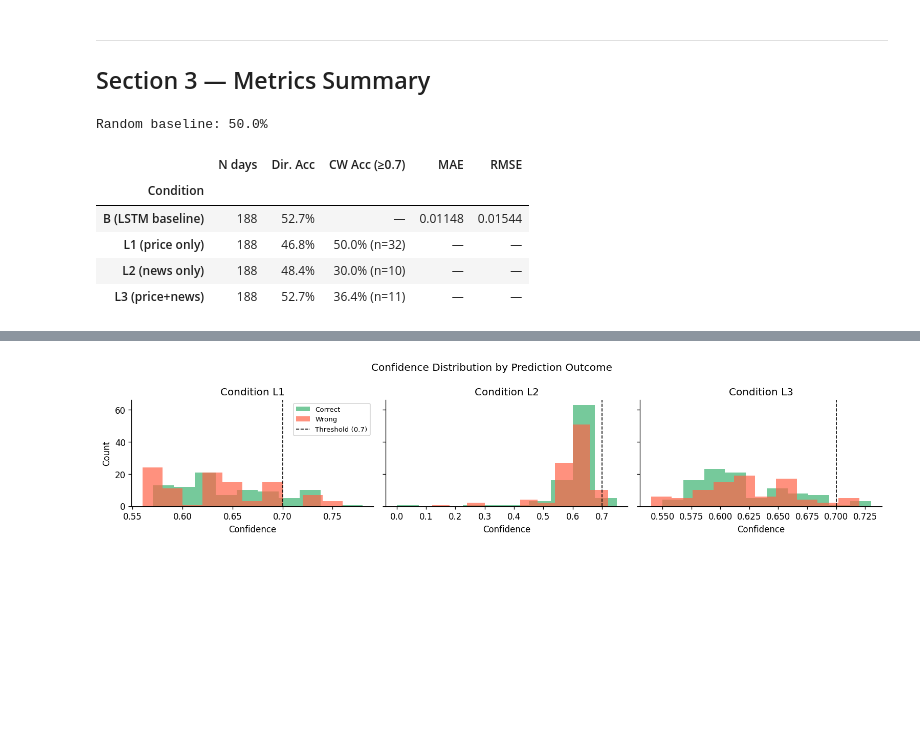
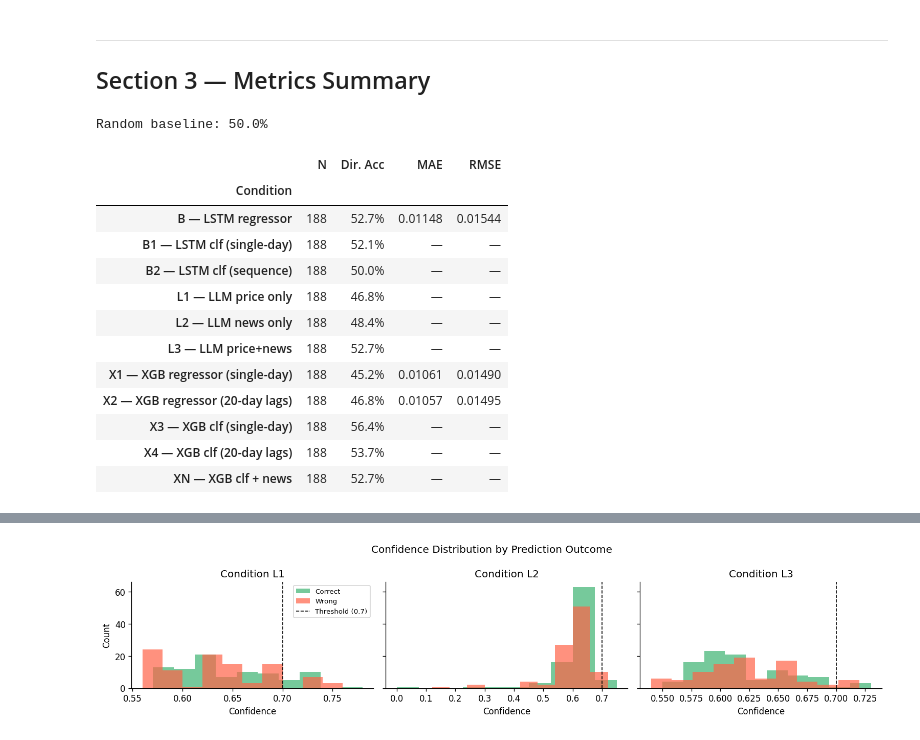
Before and after one commit to mhaefke23/llm-stock-prediction, a Jupyter notebook: notebooks/analysis.ipynb, the cells around one changed output, grey strips where cells are left out. Drawn from its saved outputs; the diff is of its cells as text; code cells hidden in the pictures; blank space fills up the shorter version.

```diff
--- a/notebooks/analysis.ipynb
+++ b/notebooks/analysis.ipynb
@@ -181,54 +250,71 @@ plt.show()
 def dir_accuracy(pred_df, act_col='actual_direction', pred_col='predicted_direction'):
     df = pred_df.dropna(subset=[act_col, pred_col])
     return (df[act_col] == df[pred_col]).mean()
 
 def conf_weighted_accuracy(pred_df, threshold=0.7):
     df = pred_df.dropna(subset=['actual_direction', 'predicted_direction', 'confidence'])
     high = df[df['confidence'] >= threshold]
     if len(high) == 0:
         return float('nan'), 0
     return (high['actual_direction'] == high['predicted_direction']).mean(), len(high)
 
 def regression_metrics(pred_df):
     actual = pred_df['actual_return'].values
     pred   = pred_df['predicted_return'].values
     mae    = np.mean(np.abs(actual - pred))
     rmse   = np.sqrt(np.mean((actual - pred) ** 2))
     return mae, rmse
 
 # ── Unified comparison table ──────────────────────────────────────────────────
 rows = []
 
+# LSTM regressor (B) — has predicted_return
 mae_B, rmse_B = regression_metrics(pred_B)
-rows.append({
-    'Condition': 'B (LSTM baseline)',
-    'N days':    len(pred_B),
-    'Dir. Acc':  f"{dir_accuracy(pred_B):.1%}",
-    'CW Acc (≥0.7)': '—',
-    'MAE':       f"{mae_B:.5f}",
-    'RMSE':      f"{rmse_B:.5f}",
-})
+rows.append({'Condition': 'B  — LSTM regressor',       'N': len(pred_B),
+             'Dir. Acc': f"{dir_accuracy(pred_B):.1%}", 'MAE': f"{mae_B:.5f}", 'RMSE': f"{rmse_B:.5f}"})
 
-for df, label in [(pred_L1, 'L1 (price only)'), (pred_L2, 'L2 (news only)'), (pred_L3, 'L3 (price+news)')]:
+# LSTM classifiers (B1, B2) — direction only
+for df, label in [(pred_B1, 'B1 — LSTM clf (single-day)'), (pred_B2, 'B2 — LSTM clf (sequence)')]:
+    if df is not None:
+        rows.append({'Condition': label, 'N': len(df),
+                     'Dir. Acc': f"{dir_accuracy(df):.1%}", 'MAE': '—', 'RMSE': '—'})
+
+# LLM conditions — direction + confidence
+for df, label in [(pred_L1, 'L1 — LLM price only'), (pred_L2, 'L2 — LLM news only'), (pred_L3, 'L3 — LLM price+news')]:
     cw_acc, n_high = conf_weighted_accuracy(df)
-    rows.append({
-        'Condition': label,
-        'N days':    len(df.dropna(subset=['actual_direction'])),
-        'Dir. Acc':  f"{dir_accuracy(df):.1%}",
-        'CW Acc (≥0.7)': f"{cw_acc:.1%} (n={n_high})",
-        'MAE':       '—',
-        'RMSE':      '—',
-    })
+    rows.append({'Condition': label, 'N': len(df.dropna(subset=['actual_direction'])),
+                 'Dir. Acc': f"{dir_accuracy(df):.1%}", 'MAE': '—', 'RMSE': '—'})
+
+# XGBoost regressors (X1, X2) — have predicted_return
+for df, label in [(pred_X1, 'X1 — XGB regressor (single-day)'), (pred_X2, 'X2 — XGB regressor (20-day lags)')]:
+    if df is not None:
+        mae, rmse = regression_metrics(df)
+        rows.append({'Condition': label, 'N': len(df),
+                     'Dir. Acc': f"{dir_accuracy(df):.1%}", 'MAE': f"{mae:.5f}", 'RMSE': f"{rmse:.5f}"})
+
+# XGBoost classifiers (X3, X4, XN) — direction only
+for df, label in [(pred_X3, 'X3 — XGB clf (single-day)'), (pred_X4, 'X4 — XGB clf (20-day lags)'),
+                  (pred_XN, 'XN — XGB clf + news')]:
+    if df is not None:
+        rows.append({'Condition': label, 'N': len(df),
+                     'Dir. Acc': f"{dir_accuracy(df):.1%}", 'MAE': '—', 'RMSE': '—'})
 
 summary = pd.DataFrame(rows).set_index('Condition')
 print('Random baseline: 50.0%')
 summary
 # %% [output]
 Random baseline: 50.0%
-|  | N days | Dir. Acc | CW Acc (≥0.7) | MAE | RMSE |
-| Condition |  |  |  |  |  |
-| B (LSTM baseline) | 188 | 52.7% | — | 0.01148 | 0.01544 |
-| L1 (price only) | 188 | 46.8% | 50.0% (n=32) | — | — |
-| L2 (news only) | 188 | 48.4% | 30.0% (n=10) | — | — |
-| L3 (price+news) | 188 | 52.7% | 36.4% (n=11) | — | — |
+|  | N | Dir. Acc | MAE | RMSE |
+| Condition |  |  |  |  |
+| B — LSTM regressor | 188 | 52.7% | 0.01148 | 0.01544 |
+| B1 — LSTM clf (single-day) | 188 | 52.1% | — | — |
+| B2 — LSTM clf (sequence) | 188 | 50.0% | — | — |
+| L1 — LLM price only | 188 | 46.8% | — | — |
+| L2 — LLM news only | 188 | 48.4% | — | — |
+| L3 — LLM price+news | 188 | 52.7% | — | — |
+| X1 — XGB regressor (single-day) | 188 | 45.2% | 0.01061 | 0.01490 |
+| X2 — XGB regressor (20-day lags) | 188 | 46.8% | 0.01057 | 0.01495 |
+| X3 — XGB clf (single-day) | 188 | 56.4% | — | — |
+| X4 — XGB clf (20-day lags) | 188 | 53.7% | — | — |
+| XN — XGB clf + news | 188 | 52.7% | — | — |
 # %%
```
Also changed, not shown: parts of 8 cells of this notebook, 18 other files.
